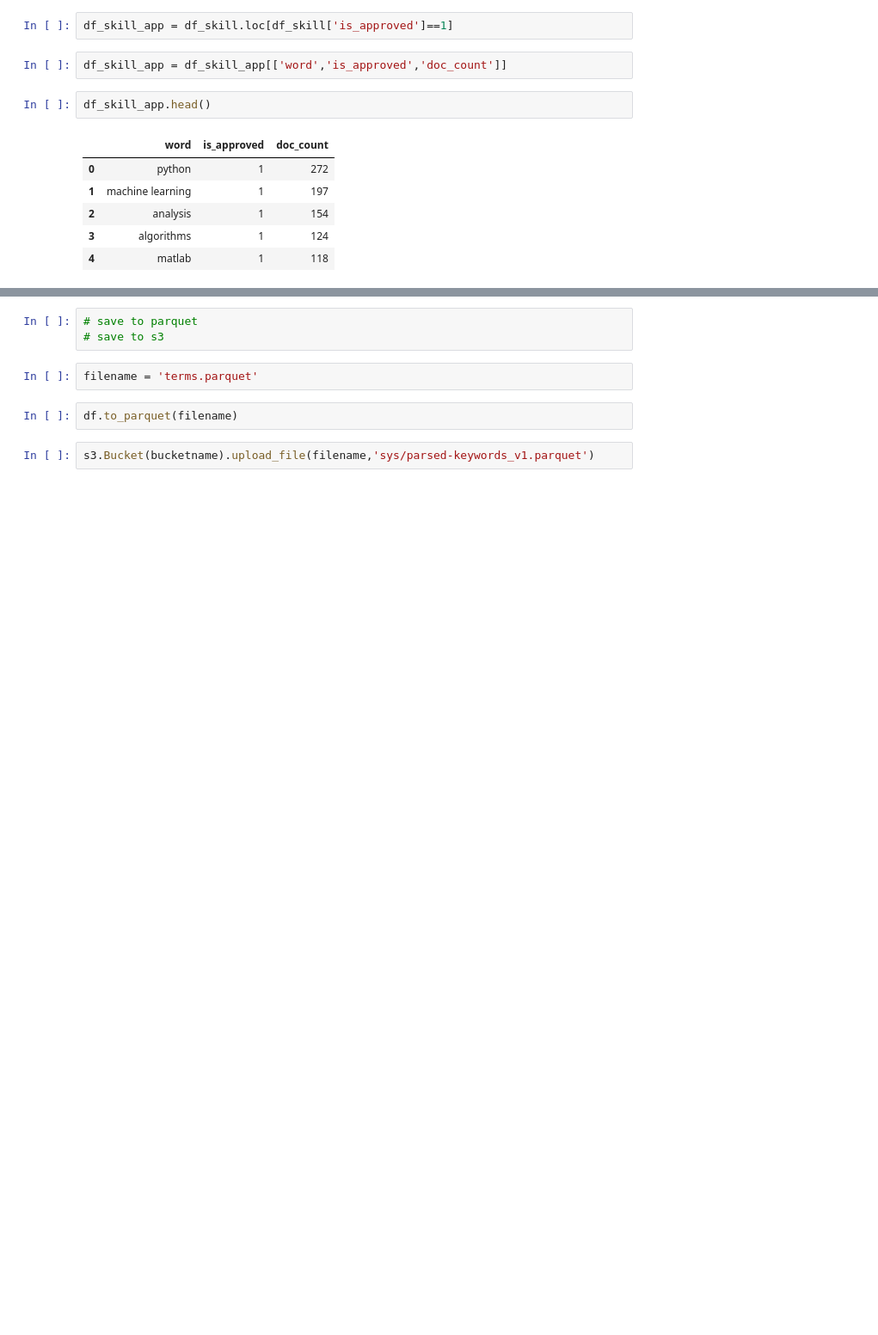
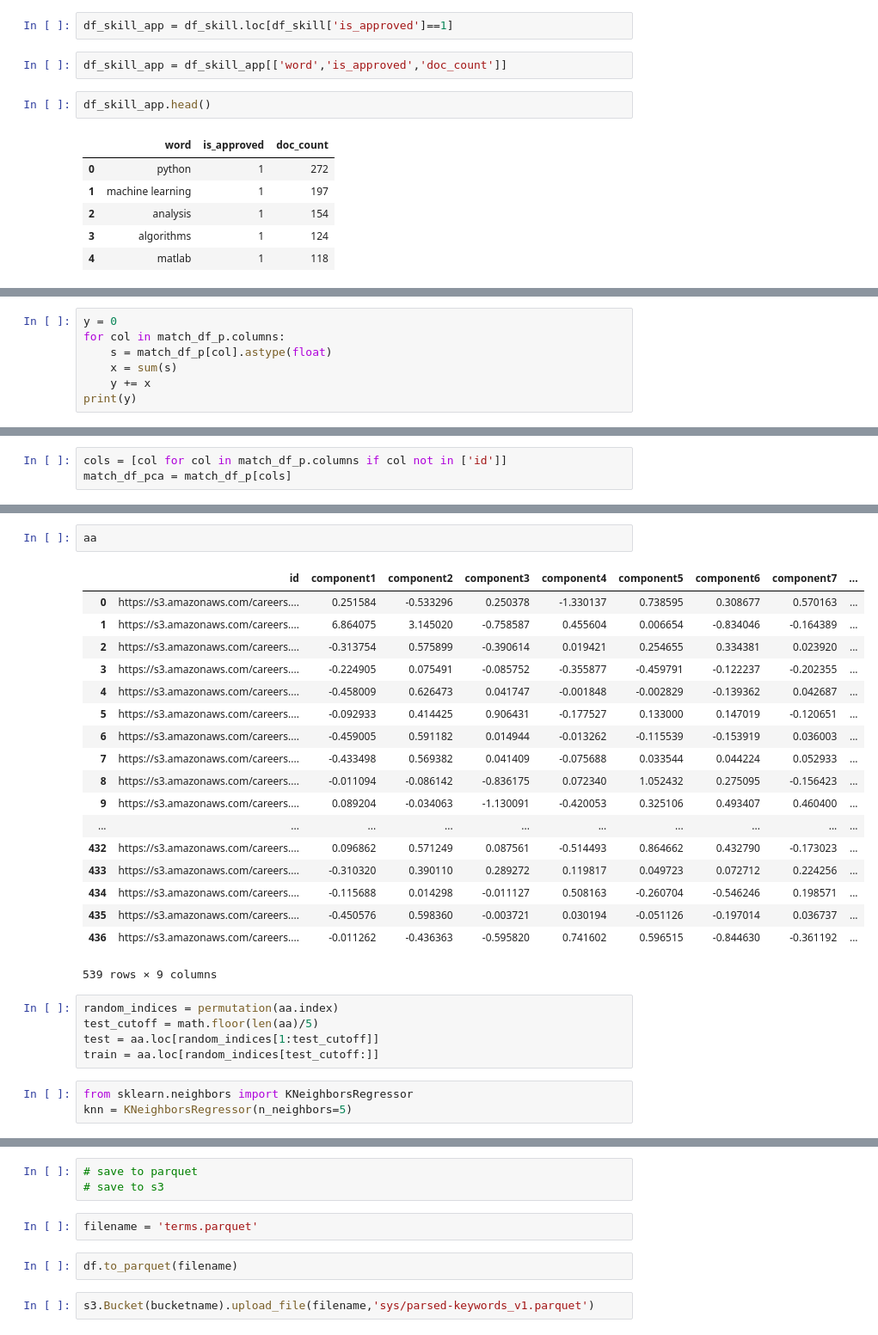
Before and after one commit to data-skeptic/dataskeptic.com, a Jupyter notebook: notebooks/elastic-search-keyword-CLEANED.ipynb, the cells around one changed output, grey strips where cells are left out. Shown at 86% size. Drawn from its saved outputs; the diff is of its cells as text; blank space fills up the shorter version.

```diff
--- a/notebooks/elastic-search-keyword-CLEANED.ipynb
+++ b/notebooks/elastic-search-keyword-CLEANED.ipynb
@@ -455,0 +372,7 @@ list(d_all['hits']['hits'][0]['_source'].keys())
+# %%
+y = 0
+for col in match_df_p.columns:
+    s = match_df_p[col].astype(float)
+    x = sum(s)
+    y += x
+print(y)
@@ -455,0 +392,3 @@ list(d_all['hits']['hits'][0]['_source'].keys())
+# %%
+cols = [col for col in match_df_p.columns if col not in ['id']]
+match_df_pca = match_df_p[cols]
@@ -455,0 +446,29 @@ list(d_all['hits']['hits'][0]['_source'].keys())
+# %%
+aa
+# %% [output]
+|  | id | component1 | component2 | component3 | component4 | component5 | component6 | component7 | ... |
+| 0 | https://s3.amazonaws.com/careers.... | 0.251584 | -0.533296 | 0.250378 | -1.330137 | 0.738595 | 0.308677 | 0.570163 | ... |
+| 1 | https://s3.amazonaws.com/careers.... | 6.864075 | 3.145020 | -0.758587 | 0.455604 | 0.006654 | -0.834046 | -0.164389 | ... |
+| 2 | https://s3.amazonaws.com/careers.... | -0.313754 | 0.575899 | -0.390614 | 0.019421 | 0.254655 | 0.334381 | 0.023920 | ... |
+| 3 | https://s3.amazonaws.com/careers.... | -0.224905 | 0.075491 | -0.085752 | -0.355877 | -0.459791 | -0.122237 | -0.202355 | ... |
+| 4 | https://s3.amazonaws.com/careers.... | -0.458009 | 0.626473 | 0.041747 | -0.001848 | -0.002829 | -0.139362 | 0.042687 | ... |
+| 5 | https://s3.amazonaws.com/careers.... | -0.092933 | 0.414425 | 0.906431 | -0.177527 | 0.133000 | 0.147019 | -0.120651 | ... |
+| 6 | https://s3.amazonaws.com/careers.... | -0.459005 | 0.591182 | 0.014944 | -0.013262 | -0.115539 | -0.153919 | 0.036003 | ... |
+| 7 | https://s3.amazonaws.com/careers.... | -0.433498 | 0.569382 | 0.041409 | -0.075688 | 0.033544 | 0.044224 | 0.052933 | ... |
+| 8 | https://s3.amazonaws.com/careers.... | -0.011094 | -0.086142 | -0.836175 | 0.072340 | 1.052432 | 0.275095 | -0.156423 | ... |
+| 9 | https://s3.amazonaws.com/careers.... | 0.089204 | -0.034063 | -1.130091 | -0.420053 | 0.325106 | 0.493407 | 0.460400 | ... |
+| ... | ... | ... | ... | ... | ... | ... | ... | ... | ... |
+| 432 | https://s3.amazonaws.com/careers.... | 0.096862 | 0.571249 | 0.087561 | -0.514493 | 0.864662 | 0.432790 | -0.173023 | ... |
+| 433 | https://s3.amazonaws.com/careers.... | -0.310320 | 0.390110 | 0.289272 | 0.119817 | 0.049723 | 0.072712 | 0.224256 | ... |
+| 434 | https://s3.amazonaws.com/careers.... | -0.115688 | 0.014298 | -0.011127 | 0.508163 | -0.260704 | -0.546246 | 0.198571 | ... |
+| 435 | https://s3.amazonaws.com/careers.... | -0.450576 | 0.598360 | -0.003721 | 0.030194 | -0.051126 | -0.197014 | 0.036737 | ... |
+| 436 | https://s3.amazonaws.com/careers.... | -0.011262 | -0.436363 | -0.595820 | 0.741602 | 0.596515 | -0.844630 | -0.361192 | ... |
+539 rows × 9 columns
+# %%
+random_indices = permutation(aa.index)
+test_cutoff = math.floor(len(aa)/5)
+test = aa.loc[random_indices[1:test_cutoff]]
+train = aa.loc[random_indices[test_cutoff:]]
+# %%
+from sklearn.neighbors import KNeighborsRegressor
+knn = KNeighborsRegressor(n_neighbors=5)
```
Also changed, not shown: parts of 52 cells of this notebook.
